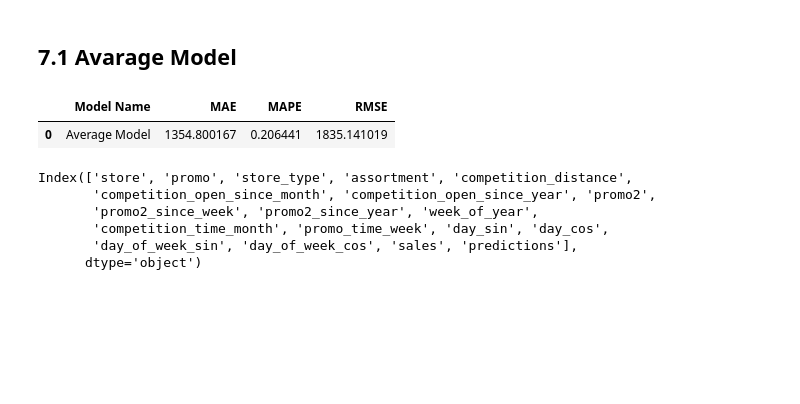
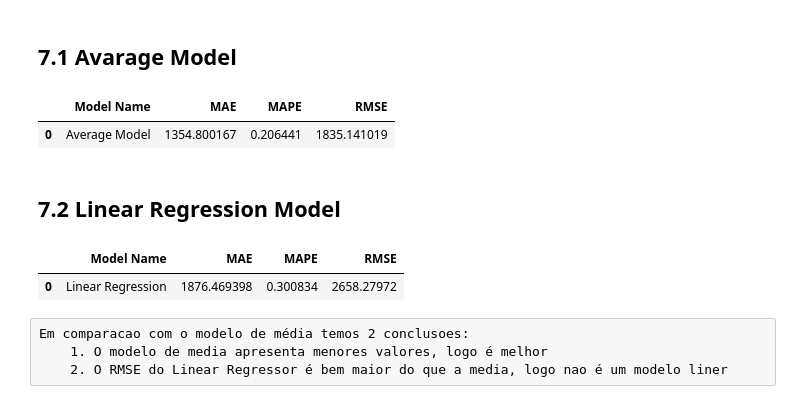
Before and after one commit to jacquelineguilhen/DsEmPoducao, a Jupyter notebook: m07_v01_store_prediction.ipynb, the cells around one changed output. Cells and saved outputs as stored; diff of their text form; code cells hidden in the pictures; blank space fills up the shorter version.

Commit message:
Update m07_v01_store_prediction.ipynb
Modelos Machine Learning

```diff
--- a/m07_v01_store_prediction.ipynb
+++ b/m07_v01_store_prediction.ipynb
@@ -1109,9 +1116,21 @@ baseline_result
+# %% [markdown]
+## 7.2 Linear Regression Model
 # %%
-aux1.columns
+##model
+lr = LinearRegression ().fit(x_train, Y_train)
+
+
+##prediction
+yhat_lr = lr.predict(x_test)
+
+
+##performance
+lr_result       = ml_error('Linear Regression',np.expm1( Y_test  ) ,  np.expm1( yhat_lr ) )
+lr_result
 # %% [output]
-Index(['store', 'promo', 'store_type', 'assortment', 'competition_distance',
-       'competition_open_since_month', 'competition_open_since_year', 'promo2',
-       'promo2_since_week', 'promo2_since_year', 'week_of_year',
-       'competition_time_month', 'promo_time_week', 'day_sin', 'day_cos',
-       'day_of_week_sin', 'day_of_week_cos', 'sales', 'predictions'],
-      dtype='object')
+|  | Model Name | MAE | MAPE | RMSE |
+| 0 | Linear Regression | 1876.469398 | 0.300834 | 2658.27972 |
+# %% [raw]
+Em comparacao com o modelo de média temos 2 conclusoes:
+    1. O modelo de media apresenta menores valores, logo é melhor
+    2. O RMSE do Linear Regressor é bem maior do que a media, logo nao é um modelo liner
```
Also changed, not shown: parts of 15 cells of this notebook.
